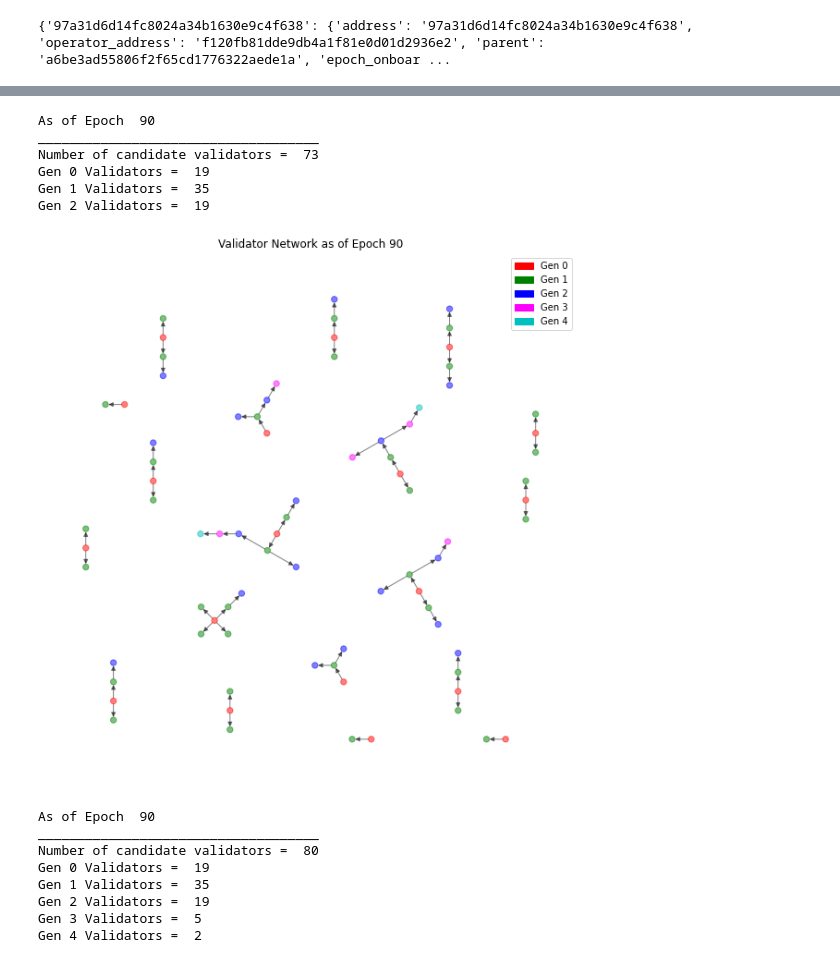
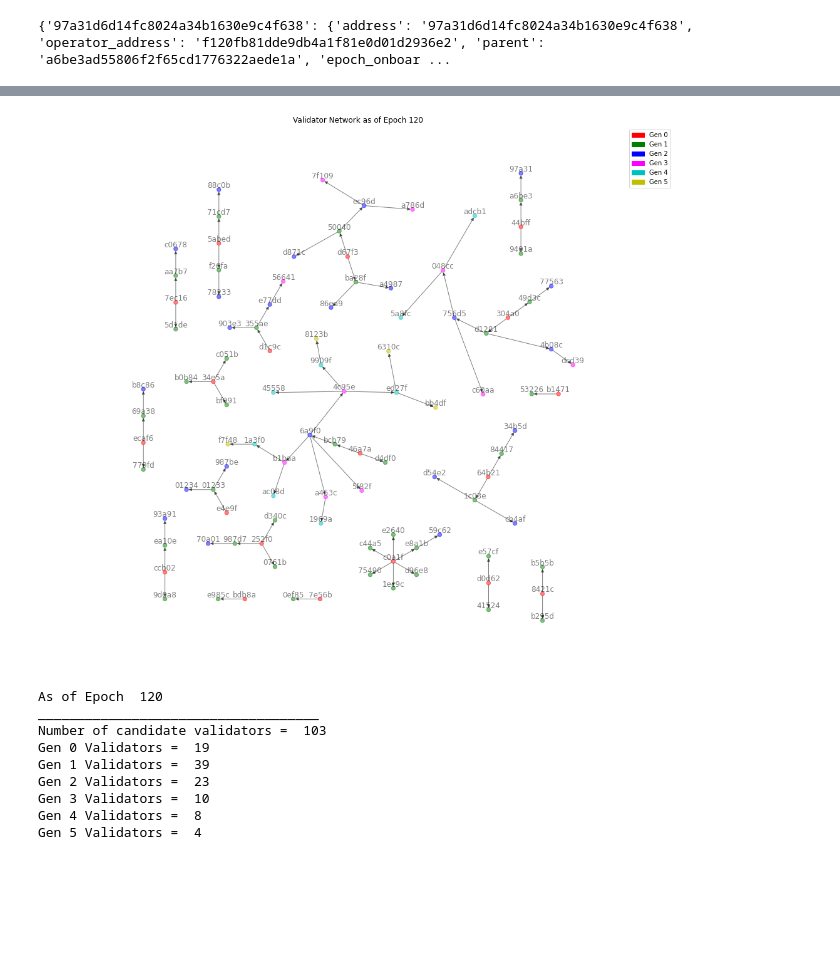
Before and after one commit to matttyb80/ol-analytical-research, a Jupyter notebook: validator_network_full.ipynb, the cells around one changed output, grey strips where cells are left out. Saved outputs shown, nothing was run; the diff lists cells and outputs as text; code cells hidden in the pictures; blank space fills up the shorter version.

```diff
--- a/validator_network_full.ipynb
+++ b/validator_network_full.ipynb
@@ -410,14 +456,42 @@ plt.show()
+# %%
+color_map = ['red' if H_5.nodes[node]['epoch_onboarded'] == 0 else 'green' if H_5.nodes[node]['generation'] ==1 else 'blue' if H_5.nodes[node]['generation'] ==2 \
+    else 'magenta' if H_5.nodes[node]['generation'] ==3 else 'c' if H_5.nodes[node]['generation'] ==4 else 'y' for node in H_5]
+red_patch = mpatches.Patch(color='red', label='Gen 0')
+green_patch = mpatches.Patch(color='green', label='Gen 1')
+blue_patch = mpatches.Patch(color='blue', label='Gen 2')
+magenta_patch = mpatches.Patch(color='magenta', label='Gen 3')
+cyan_patch = mpatches.Patch(color='c', label='Gen 4')
+y_patch = mpatches.Patch(color='y', label='Gen 5')
+
+H_X = nx.relabel_nodes(H_5, lambda x: x[0:5])
+
+pos = nx.nx_agraph.graphviz_layout(H_X, prog="twopi", args="")
+plt.figure(figsize=(14, 12))
+nx.draw(H_X, pos, node_size=40,verticalalignment='bottom', alpha=0.5, node_color=color_map, with_labels=True)
+plt.axis("equal")
+plt.title('Validator Network as of Epoch ' + str(current_epoch))
+plt.legend(handles=[red_patch, green_patch, blue_patch, magenta_patch, cyan_patch, y_patch])
+plt.savefig("validatorset_" + str(current_epoch) + "_labeled"+ ".png", bbox_inches='tight')
+plt.show()
+# %% [output]
+[figure, added]
 # %%
 print('As of Epoch ', current_epoch)
 print("____________________________________")
-print('Number of candidate validators = ',len(H_2))
+print('Number of candidate validators = ',len(H_5))
 print('Gen 0 Validators = ', color_map.count('red'))
 print('Gen 1 Validators = ', color_map.count('green'))
 print('Gen 2 Validators = ', color_map.count('blue'))
+print('Gen 3 Validators = ', color_map.count('magenta'))
+print('Gen 4 Validators = ', color_map.count('c'))
+print('Gen 5 Validators = ', color_map.count('y'))
 # %% [output]
-As of Epoch  90
+As of Epoch  120
 ____________________________________
-Number of candidate validators =  73
+Number of candidate validators =  103
 Gen 0 Validators =  19
-Gen 1 Validators =  35
-Gen 2 Validators =  19
+Gen 1 Validators =  39
+Gen 2 Validators =  23
+Gen 3 Validators =  10
+Gen 4 Validators =  8
+Gen 5 Validators =  4
@@ -426,37 +497,0 @@ import matplotlib.patches as mpatches
-# %%
-color_map = ['red' if H_4.nodes[node]['epoch_onboarded'] == 0 else 'green' if H_4.nodes[node]['generation'] ==1 else 'blue' if H_4.nodes[node]['generation'] ==2 \
-    else 'magenta' if H_4.nodes[node]['generation'] ==3 else 'c' for node in H_4]
-red_patch = mpatches.Patch(color='red', label='Gen 0')
-green_patch = mpatches.Patch(color='green', label='Gen 1')
-blue_patch = mpatches.Patch(color='blue', label='Gen 2')
-magenta_patch = mpatches.Patch(color='magenta', label='Gen 3')
-cyan_patch = mpatches.Patch(color='c', label='Gen 4')
-
-pos = nx.nx_agraph.graphviz_layout(H_4, prog="twopi", args="")
-plt.figure(figsize=(8, 8))
-nx.draw(H_4, pos, node_size=40, alpha=0.5, node_color=color_map, with_labels=False)
-plt.axis("equal")
-plt.title('Validator Network as of Epoch ' + str(current_epoch))
-plt.legend(handles=[red_patch, green_patch, blue_patch, magenta_patch, cyan_patch])
-plt.savefig("validatorset_" + str(current_epoch) + ".png", bbox_inches='tight')
-plt.show()
-# %% [output]
-[figure, removed]
-# %%
-print('As of Epoch ', current_epoch)
-print("____________________________________")
-print('Number of candidate validators = ',len(H_4))
-print('Gen 0 Validators = ', color_map.count('red'))
-print('Gen 1 Validators = ', color_map.count('green'))
-print('Gen 2 Validators = ', color_map.count('blue'))
-print('Gen 3 Validators = ', color_map.count('magenta'))
-print('Gen 4 Validators = ', color_map.count('c'))
-# %% [output]
-As of Epoch  90
-____________________________________
-Number of candidate validators =  80
-Gen 0 Validators =  19
-Gen 1 Validators =  35
-Gen 2 Validators =  19
-Gen 3 Validators =  5
-Gen 4 Validators =  2
```
Also changed, not shown: parts of 19 cells of this notebook, 4 other files.
